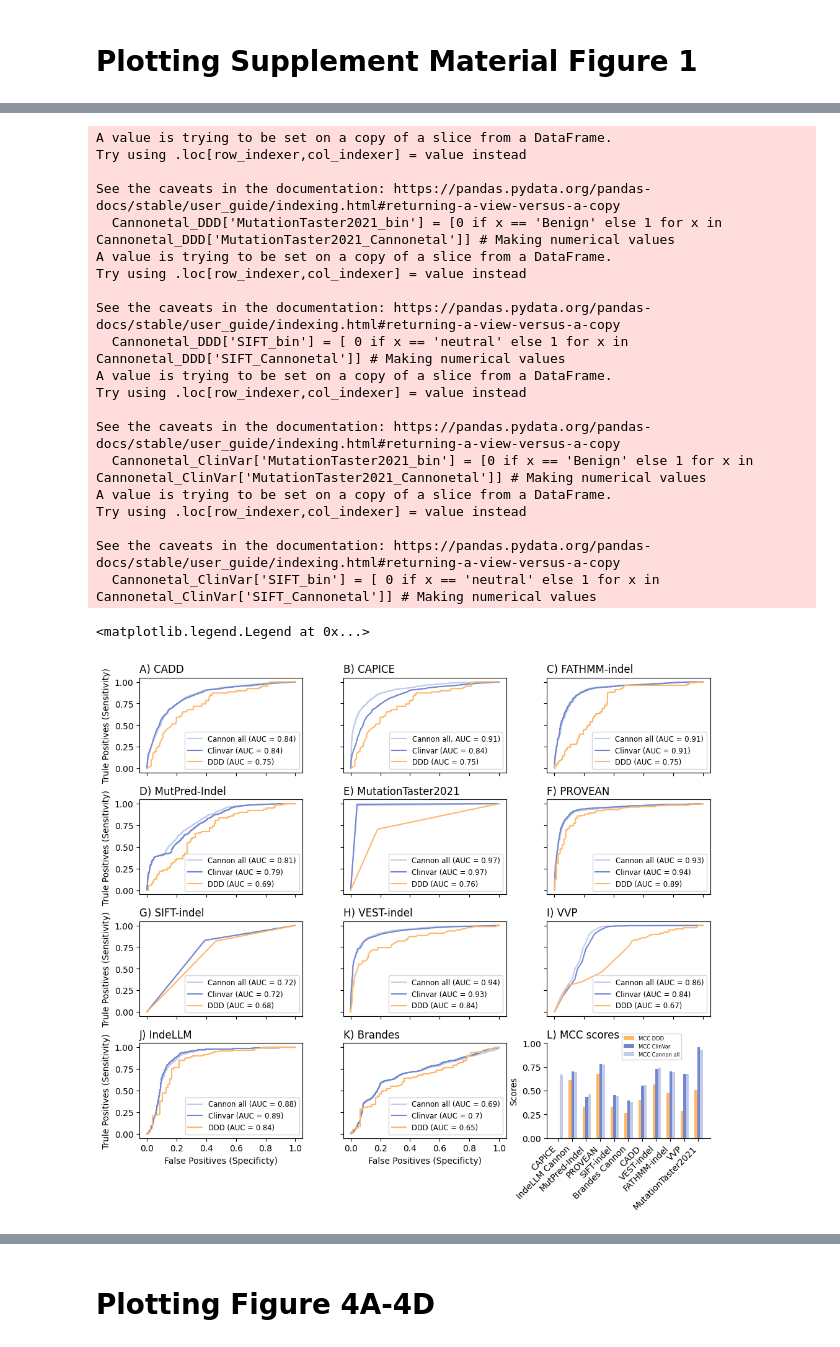
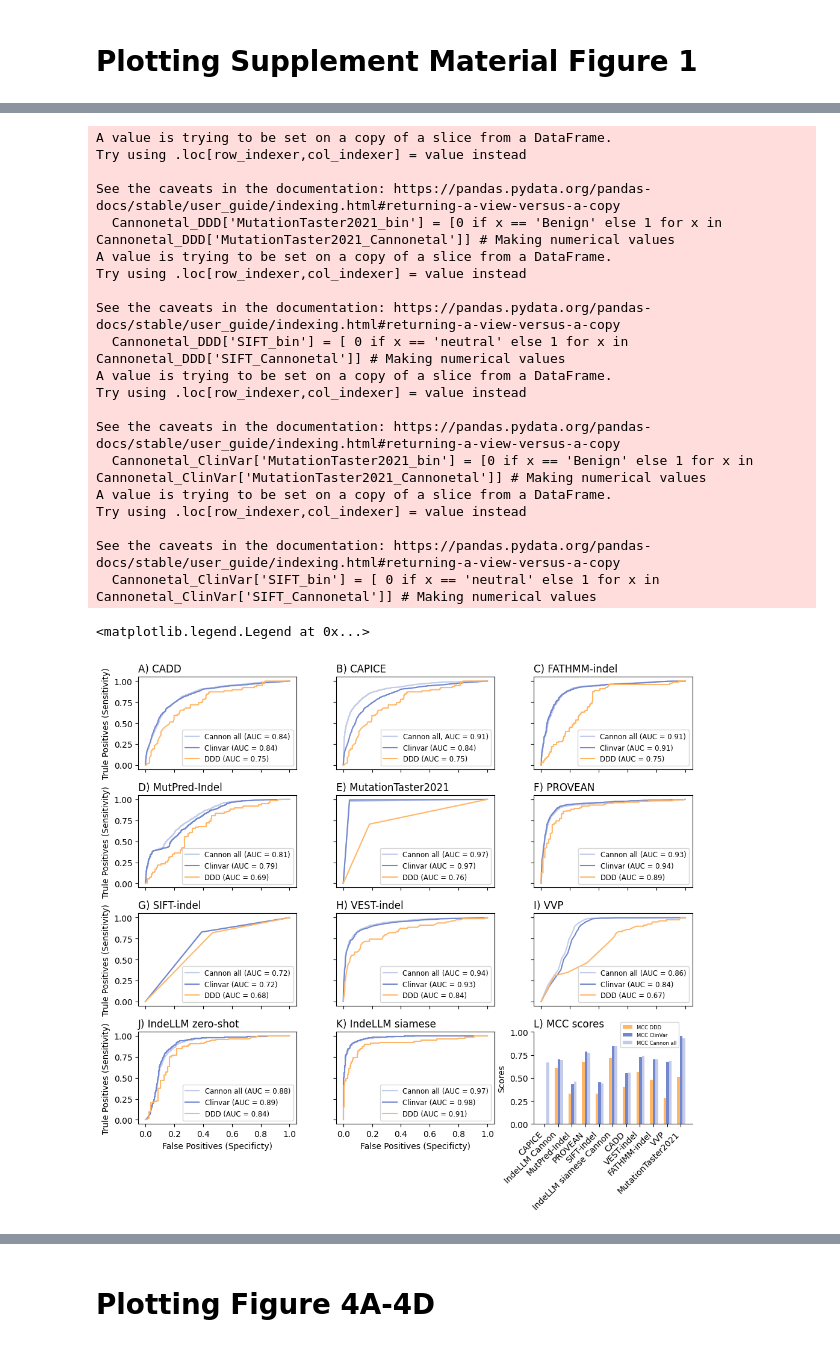
Before and after one commit to OriolGraCar/IndeLLM, a Jupyter notebook: Analysis/Analysis.ipynb, the cells around one changed output, grey strips where cells are left out. Cells and saved outputs as stored; diff of their text form; code cells hidden in the pictures.

```diff
--- a/Analysis/Analysis.ipynb
+++ b/Analysis/Analysis.ipynb
@@ -38,7 +38,7 @@ siamese_m4_test = pd.read_csv("siamese_m4_test.csv")
 siamese_m4_alldata = pd.read_csv("siamese_m4_alldata.csv")
 
 #import dataset with metrics
-metrics_df = pd.read_csv("metrics.csv", index_col='Model')
+metrics_df = pd.read_csv("metrics_revised.csv", index_col='Model')
 # %% [markdown]
 # Section 4.1 Efficient scoring approach for zero-shot inference using PLMs
 To find the efficient scoring approach we opted to use the scores from ESM2 650M parameters.
@@ -301,8 +292,13 @@ Fourth, we evaluated the confusion matrixes for IndeLLM and IndeLLM siamese and
 # %%
 #Import IndeLLM and Brandes scores into Cannonetal dataset by id
 IndeLLM_Brandes_scores = Cannonetal.merge(scoresESM2_650M[['id', 'dif_IndeLLM', 'dif_Brandes']], on='id', how='left')
+IndeLLM_Brandes_logscores = Cannonetal.merge(log_scoresESM2_650M[['id', 'dif_IndeLLM', 'dif_Brandes']], on='id', how='left')
+siamese_m4_scores = Cannonetal.merge(siamese_m4_alldata[['id', 'mean']], on='id', how='left')
 Cannonetal['IndeLLM'] = IndeLLM_Brandes_scores['dif_IndeLLM']
 Cannonetal['Brandes'] = IndeLLM_Brandes_scores['dif_Brandes']
+Cannonetal['Brandes PLLR'] = IndeLLM_Brandes_logscores['dif_Brandes']
+Cannonetal['siamese_m4'] = siamese_m4_scores['mean']
+
 
 pred_CADD = Cannonetal['CADD_Cannonetal'].values
 pred_CAPICE = Cannonetal['CAPICE_Cannonetal'].values
@@ -317,6 +313,8 @@ pred_VEST = Cannonetal['VEST_Cannonetal'].values
 pred_VVP = Cannonetal['VVP_Cannonetal'].values
 pred_IndeLLM_Cannonetal = Cannonetal['IndeLLM'].values
 pred_Brandes_Cannonetal = Cannonetal['Brandes'].values
+pred_Brandes_Connenetal_log = Cannonetal['Brandes PLLR'].values
+pred_siamese_m4_cannon = Cannonetal['siamese_m4'].values
 
 truelabels_Cannonetal = Cannonetal['label'].values
 truelabels_Cannonetal = 1 - truelabels_Cannonetal
@@ -332,9 +330,12 @@ fpr_VEST, tpr_VEST, thersholds_VEST = metrics.roc_curve(truelabels_Cannonetal, p
 fpr_VVP, tpr_VVP, thersholds_VVP = metrics.roc_curve(truelabels_Cannonetal, pred_VVP, pos_label=0)
 fpr_IndeLLM_Cannon, tpr_IndeLLM_Cannon, thersholds_IndeLLM_Cannon = metrics.roc_curve(truelabels_Cannonetal, pred_IndeLLM_Cannonetal, pos_label=1)
 fpr_Brandes_Cannon, tpr_Brandes_Cannon, thersholds_Brandes_Cannon = metrics.roc_curve(truelabels_Cannonetal, pred_Brandes_Cannonetal, pos_label=1)
+log_fpr_Brandes_Cannon, log_tpr_Brandes_Cannon, log_thersholds_Brandes_Cannon = metrics.roc_curve(truelabels_Cannonetal, pred_Brandes_Connenetal_log, pos_label=1)
+fpr_siamese_m4_cannon, tpr_siamese_m4_cannon, thersholds_siamese_m4_cannon = metrics.roc_curve(truelabels_Cannonetal, pred_siamese_m4_cannon, pos_label=0)
 
 colors = {
     'IndeLLM': '#364e9f',
+    'IndeLLM siamese': '#8d9dd7',
     'MutationTaster2021': '#450e02',
     'PROVEAN': '#671503',
     'VEST-indel': '#8a1d04',
@@ -344,9 +345,9 @@ colors = {
     'CADD': '#f84c25',
     'MutPred-Indel': '#f96848',
     'SIFT-indel': '#fa856a',
-    'Brandes': '#8a973e'
+    'Brandes PLLR': '#8a973e'
 }
-methods_cannon = ['IndeLLM Cannon', 'MutationTaster2021', 'PROVEAN', 'VEST-indel', 'FATHMM-indel', 'VVP', 'CAPICE', 'CADD', 'MutPred-Indel', 'SIFT-indel', 'Brandes Cannon']
+methods_cannon = ['IndeLLM Cannon', 'IndeLLM siamese Cannon', 'MutationTaster2021', 'PROVEAN', 'VEST-indel', 'FATHMM-indel', 'VVP', 'CAPICE', 'CADD', 'MutPred-Indel', 'SIFT-indel', 'Brandes Cannon PLLR']
 metrics_df_filtered_cannon = metrics_df.loc[methods_cannon, :]
 
 n_methods = len(methods_cannon)
@@ -359,6 +360,7 @@ f.set_figwidth(10)
 f.tight_layout(pad=1)
 
 axes[0].plot(fpr_IndeLLM_Cannon, tpr_IndeLLM_Cannon, label = "IndeLLM (AUC = "+str(round(metrics_df.loc['IndeLLM Cannon', 'AUC'], 2))+")", color = "#364e9f")
+axes[0].plot(fpr_siamese_m4_cannon, tpr_siamese_m4_cannon, label = "IndeLLM siamese (AUC = "+str(round(metrics_df.loc['IndeLLM siamese Cannon', 'AUC'], 2))+")", color = "#8d9dd7")
 axes[0].plot(fpr_MutT, tpr_MutT, label = "MutationTaster2021 (AUC = "+str(round(metrics_df.loc['MutationTaster2021', 'AUC'], 2))+")", color = "#450e02")
 axes[0].plot(fpr_PROVEAN, tpr_PROVEAN, label = "PROVEAN (AUC = "+str(round(metrics_df.loc['PROVEAN', 'AUC'], 2))+")", color = "#671503")
 axes[0].plot(fpr_VEST, tpr_VEST, label = "VEST-indel (AUC = "+str(round(metrics_df.loc['VEST-indel', 'AUC'], 2))+")", color = "#8a1d04")
@@ -368,7 +370,7 @@ axes[0].plot(fpr_CAPICE, tpr_CAPICE, label = "CAPICE (AUC = "+str(round(metrics_
 axes[0].plot(fpr_CADD, tpr_CADD, label = "CADD (AUC = "+str(round(metrics_df.loc['CADD', 'AUC'], 2))+")", color = "#f84c25")
 axes[0].plot(fpr_MutPred, tpr_MutPred, label = "MutPred-indel (AUC = "+str(round(metrics_df.loc['MutPred-Indel', 'AUC'], 2))+")", color = "#f96848")
 axes[0].plot(fpr_SIFT, tpr_SIFT, label = "SIFT-indel (AUC = "+str(round(metrics_df.loc['SIFT-indel', 'AUC'], 2))+")", color = "#fa856a")
-axes[0].plot(fpr_Brandes_Cannon, tpr_Brandes_Cannon, label = "Brandes (AUC = "+str(round(metrics_df.loc['Brandes Cannon', 'AUC'], 2))+")", color = "#8a973e")
+axes[0].plot(log_fpr_Brandes_Cannon, log_tpr_Brandes_Cannon, label = "Brandes PLLR (AUC = "+str(round(metrics_df.loc['Brandes Cannon PLLR', 'AUC'], 2))+")", color = "#8a973e")
 axes[0].set_xlabel('False Positives (Specificty)')
 axes[0].set_ylabel('True Positives (Sensitivity)')
 axes[0].set_title("A) ROC Curves for indel predictors", loc = 'left')
@@ -406,7 +408,7 @@ pred_SIFT_DDD = Cannonetal_DDD['SIFT_bin'].values
 pred_VEST_DDD = Cannonetal_DDD['VEST_Cannonetal'].values
 pred_VVP_DDD = Cannonetal_DDD['VVP_Cannonetal'].values
 pred_IndeLLM_Cannonetal_DDD = Cannonetal_DDD['IndeLLM'].values
-pred_Brandes_Cannonetal_DDD = Cannonetal_DDD['Brandes'].values
+pred_IndeLLMsiamese_Cannonetal_DDD = Cannonetal_DDD['siamese_m4'].values
 
 truelabels_Cannonetal_DDD = Cannonetal_DDD['label'].values
 truelabels_Cannonetal_DDD = 1 - truelabels_Cannonetal_DDD
@@ -421,7 +423,7 @@ fpr_SIFT_DDD, tpr_SIFT_DDD, thersholds_SIFT_DDD = metrics.roc_curve(truelabels_C
 fpr_VEST_DDD, tpr_VEST_DDD, thersholds_VEST_DDD = metrics.roc_curve(truelabels_Cannonetal_DDD, pred_VEST_DDD, pos_label=0)
 fpr_VVP_DDD, tpr_VVP_DDD, thersholds_VVP_DDD = metrics.roc_curve(truelabels_Cannonetal_DDD, pred_VVP_DDD, pos_label=0)
 fpr_IndeLLM_Cannon_DDD, tpr_IndeLLM_Cannon_DDD, thersholds_IndeLLM_Cannon_DDD = metrics.roc_curve(truelabels_Cannonetal_DDD, pred_IndeLLM_Cannonetal_DDD, pos_label=1)
-fpr_Brandes_Cannon_DDD, tpr_Brandes_Cannon_DDD, thersholds_Brandes_Cannon_DDD = metrics.roc_curve(truelabels_Cannonetal_DDD, pred_Brandes_Cannonetal_DDD, pos_label=1)
+fpr_IndeLLMsiamese_Cannon_DDD, tpr_IndeLLMsiamese_Cannon_DDD, thersholds_IndeLLMsiamese_Cannon_DDD = metrics.roc_curve(truelabels_Cannonetal_DDD, pred_IndeLLMsiamese_Cannonetal_DDD, pos_label=0)
 
 #ClinVar split calculations
 pred_CADD_ClinVar = Cannonetal_ClinVar['CADD_Cannonetal'].values
@@ -436,7 +438,7 @@ pred_SIFT_ClinVar = Cannonetal_ClinVar['SIFT_bin'].values
 pred_VEST_ClinVar = Cannonetal_ClinVar['VEST_Cannonetal'].values
 pred_VVP_ClinVar = Cannonetal_ClinVar['VVP_Cannonetal'].values
 pred_IndeLLM_Cannonetal_ClinVar = Cannonetal_ClinVar['IndeLLM'].values
-pred_Brandes_Cannonetal_ClinVar = Cannonetal_ClinVar['Brandes'].values
+pred_IndeLLMsiamese_Cannonetal_ClinVar = Cannonetal_ClinVar['siamese_m4'].values
 
 truelabels_Cannonetal_ClinVar = Cannonetal_ClinVar['label'].values
 truelabels_Cannonetal_ClinVar = 1 - truelabels_Cannonetal_ClinVar
@@ -451,10 +453,10 @@ fpr_SIFT_ClinVar, tpr_SIFT_ClinVar, thersholds_SIFT_ClinVar = metrics.roc_curve(
 fpr_VEST_ClinVar, tpr_VEST_ClinVar, thersholds_VEST_ClinVar = metrics.roc_curve(truelabels_Cannonetal_ClinVar, pred_VEST_ClinVar, pos_label=0)
 fpr_VVP_ClinVar, tpr_VVP_ClinVar, thersholds_VVP_ClinVar = metrics.roc_curve(truelabels_Cannonetal_ClinVar, pred_VVP_ClinVar, pos_label=0)
 fpr_IndeLLM_Cannon_ClinVar, tpr_IndeLLM_Cannon_ClinVar, thersholds_IndeLLM_Cannon_ClinVar = metrics.roc_curve(truelabels_Cannonetal_ClinVar, pred_IndeLLM_Cannonetal_ClinVar, pos_label=1)
-fpr_Brandes_Cannon_ClinVar, tpr_Brandes_Cannon_ClinVar, thersholds_Brandes_Cannon_ClinVar = metrics.roc_curve(truelabels_Cannonetal_ClinVar, pred_Brandes_Cannonetal_ClinVar, pos_label=1)
+fpr_IndeLLMsiamese_Cannon_ClinVar, tpr_IndeLLMsiamese_Cannon_ClinVar, thersholds_IndeLLMsiamese_Cannon_ClinVar = metrics.roc_curve(truelabels_Cannonetal_ClinVar, pred_IndeLLMsiamese_Cannonetal_ClinVar, pos_label=0)
 
-methods_DDD = ['IndeLLM Cannon DDD', 'MutationTaster2021 DDD', 'PROVEAN DDD', 'VEST-indel DDD', 'FATHMM-indel DDD', 'VVP DDD', 'CAPICE DDD', 'CADD DDD', 'MutPred-Indel DDD', 'SIFT-indel DDD', 'Brandes Cannon DDD']
-methods_ClinVar = ['IndeLLM Cannon ClinVar', 'MutationTaster2021 ClinVar', 'PROVEAN ClinVar', 'VEST-indel ClinVar', 'FATHMM-indel ClinVar', 'VVP ClinVar', 'CAPICE ClinVar', 'CADD ClinVar', 'MutPred-Indel ClinVar', 'SIFT-indel ClinVar', 'Brandes Cannon ClinVar']
+methods_DDD = ['IndeLLM Cannon DDD', 'MutationTaster2021 DDD', 'PROVEAN DDD', 'VEST-indel DDD', 'FATHMM-indel DDD', 'VVP DDD', 'CAPICE DDD', 'CADD DDD', 'MutPred-Indel DDD', 'SIFT-indel DDD', 'IndeLLM siamese Cannon DDD']
+methods_ClinVar = ['IndeLLM Cannon ClinVar', 'MutationTaster2021 ClinVar', 'PROVEAN ClinVar', 'VEST-indel ClinVar', 'FATHMM-indel ClinVar', 'VVP ClinVar', 'CAPICE ClinVar', 'CADD ClinVar', 'MutPred-Indel ClinVar', 'SIFT-indel ClinVar', 'IndeLLM siamese Cannon ClinVar']
 metrics_df_filtered_DDD = metrics_df.loc[methods_DDD, :]
 metrics_df_filtered_ClinVar = metrics_df.loc[methods_ClinVar, :]
 metrics_df_filtered_DDD['Base Name'] = metrics_df_filtered_DDD.index.str.replace(' DDD', '')
@@ -570,15 +572,15 @@ axes[2,2].legend(fontsize='small')
 axes[3,0].plot(fpr_IndeLLM_Cannon, tpr_IndeLLM_Cannon, label = "Cannon all (AUC = "+str(round(metrics_df_filtered_cannon.loc['IndeLLM Cannon', 'AUC'],2))+")", color = "#C2CBEA")
 axes[3,0].plot(fpr_IndeLLM_Cannon_ClinVar, tpr_IndeLLM_Cannon_ClinVar, label = "Clinvar (AUC = "+str(round(metrics_df_filtered_ClinVar.loc['IndeLLM Cannon', 'AUC'],2))+")", color = "#7287ce")
 axes[3,0].plot(fpr_IndeLLM_Cannon_DDD, tpr_IndeLLM_Cannon_DDD, label = "DDD (AUC = "+str(round(metrics_df_filtered_DDD.loc['IndeLLM Cannon', 'AUC'],2))+")", color = "#ffb666")
-axes[3,0].set_title('J) IndeLLM', loc = 'left')
+axes[3,0].set_title('J) IndeLLM zero-shot', loc = 'left')
 axes[3,0].set_ylabel('Trule Positives (Sensitivity)')
 axes[3,0].set_xlabel('False Positives (Specificty)')
 axes[3,0].legend(fontsize='small')
 
-axes[3,1].plot(fpr_Brandes_Cannon, tpr_Brandes_Cannon, label = "Cannon all (AUC = "+str(round(metrics_df_filtered_cannon.loc['Brandes Cannon', 'AUC'],2))+")", color = "#C2CBEA")
-axes[3,1].plot(fpr_Brandes_Cannon_ClinVar, tpr_Brandes_Cannon_ClinVar, label = "Clinvar (AUC = "+str(round(metrics_df_filtered_ClinVar.loc['Brandes Cannon', 'AUC'],2))+")", color = "#7287ce")
-axes[3,1].plot(fpr_Brandes_Cannon_DDD, tpr_Brandes_Cannon_DDD, label = "DDD (AUC = "+str(round(metrics_df_filtered_DDD.loc['Brandes Cannon', 'AUC'],2))+")", color = "#ffb666")
-axes[3,1].set_title('K) Brandes', loc = 'left')
+axes[3,1].plot(fpr_siamese_m4_cannon, tpr_siamese_m4_cannon, label = "Cannon all (AUC = "+str(round(metrics_df_filtered_cannon.loc['IndeLLM siamese Cannon', 'AUC'],2))+")", color = "#C2CBEA")
+axes[3,1].plot(fpr_IndeLLMsiamese_Cannon_ClinVar, tpr_IndeLLMsiamese_Cannon_ClinVar, label = "Clinvar (AUC = "+str(round(metrics_df_filtered_ClinVar.loc['IndeLLM siamese Cannon', 'AUC'],2))+")", color = "#7287ce")
+axes[3,1].plot(fpr_IndeLLMsiamese_Cannon_DDD, tpr_IndeLLMsiamese_Cannon_DDD, label = "DDD (AUC = "+str(round(metrics_df_filtered_DDD.loc['IndeLLM siamese Cannon', 'AUC'],2))+")", color = "#ffb666")
+axes[3,1].set_title('K) IndeLLM siamese', loc = 'left')
 axes[3,1].set_ylabel('')
 axes[3,1].set_xlabel('False Positives (Specificty)')
 axes[3,1].set_yticklabels('')
@@ -589,32 +591,32 @@ axes[3,2].bar(r2, metrics_df_filtered_ClinVar['MCC'], width=bar_width, label='MC
 axes[3,2].bar(r3, metrics_df_filtered_cannon['MCC'], width=bar_width, label='MCC Cannon all', color = '#C2CBEA')
 axes[3,2].set_title('L) MCC scores', loc = 'left')
 axes[3,2].set_xlabel('')
 axes[3,2].set_ylabel('Scores')
 axes[3,2].set_xticks([r + (0.8*bar_width) for r in range(n_methods)])
 axes[3,2].set_xticklabels(metrics_df_filtered_DDDvsClinVar.index, rotation = 45, ha='right')
 axes[3,2].spines['top'].set_visible(False)
 axes[3,2].spines['right'].set_visible(False)
-axes[3,2].legend(fontsize = 6 , bbox_to_anchor=(0.84, 0.8))
+axes[3,2].legend(fontsize = 6 , bbox_to_anchor=(0.73, 0.8))
 # %% [output]
 A value is trying to be set on a copy of a slice from a DataFrame.
 Try using .loc[row_indexer,col_indexer] = value instead
 
 See the caveats in the documentation: https://pandas.pydata.org/pandas-docs/stable/user_guide/indexing.html#returning-a-view-versus-a-copy
   Cannonetal_DDD['MutationTaster2021_bin'] = [0 if x == 'Benign' else 1 for x in Cannonetal_DDD['MutationTaster2021_Cannonetal']] # Making numerical values
 A value is trying to be set on a copy of a slice from a DataFrame.
 Try using .loc[row_indexer,col_indexer] = value instead
 
 See the caveats in the documentation: https://pandas.pydata.org/pandas-docs/stable/user_guide/indexing.html#returning-a-view-versus-a-copy
   Cannonetal_DDD['SIFT_bin'] = [ 0 if x == 'neutral' else 1 for x in Cannonetal_DDD['SIFT_Cannonetal']] # Making numerical values
 A value is trying to be set on a copy of a slice from a DataFrame.
 Try using .loc[row_indexer,col_indexer] = value instead
 
 See the caveats in the documentation: https://pandas.pydata.org/pandas-docs/stable/user_guide/indexing.html#returning-a-view-versus-a-copy
   Cannonetal_ClinVar['MutationTaster2021_bin'] = [0 if x == 'Benign' else 1 for x in Cannonetal_ClinVar['MutationTaster2021_Cannonetal']] # Making numerical values
 A value is trying to be set on a copy of a slice from a DataFrame.
 Try using .loc[row_indexer,col_indexer] = value instead
 
 See the caveats in the documentation: https://pandas.pydata.org/pandas-docs/stable/user_guide/indexing.html#returning-a-view-versus-a-copy
   Cannonetal_ClinVar['SIFT_bin'] = [ 0 if x == 'neutral' else 1 for x in Cannonetal_ClinVar['SIFT_Cannonetal']] # Making numerical values
 <matplotlib.legend.Legend at 0x...>
-[figure, old version]
+[figure, new version]
```
Also changed, not shown: parts of 10 cells of this notebook, 3 other files.
